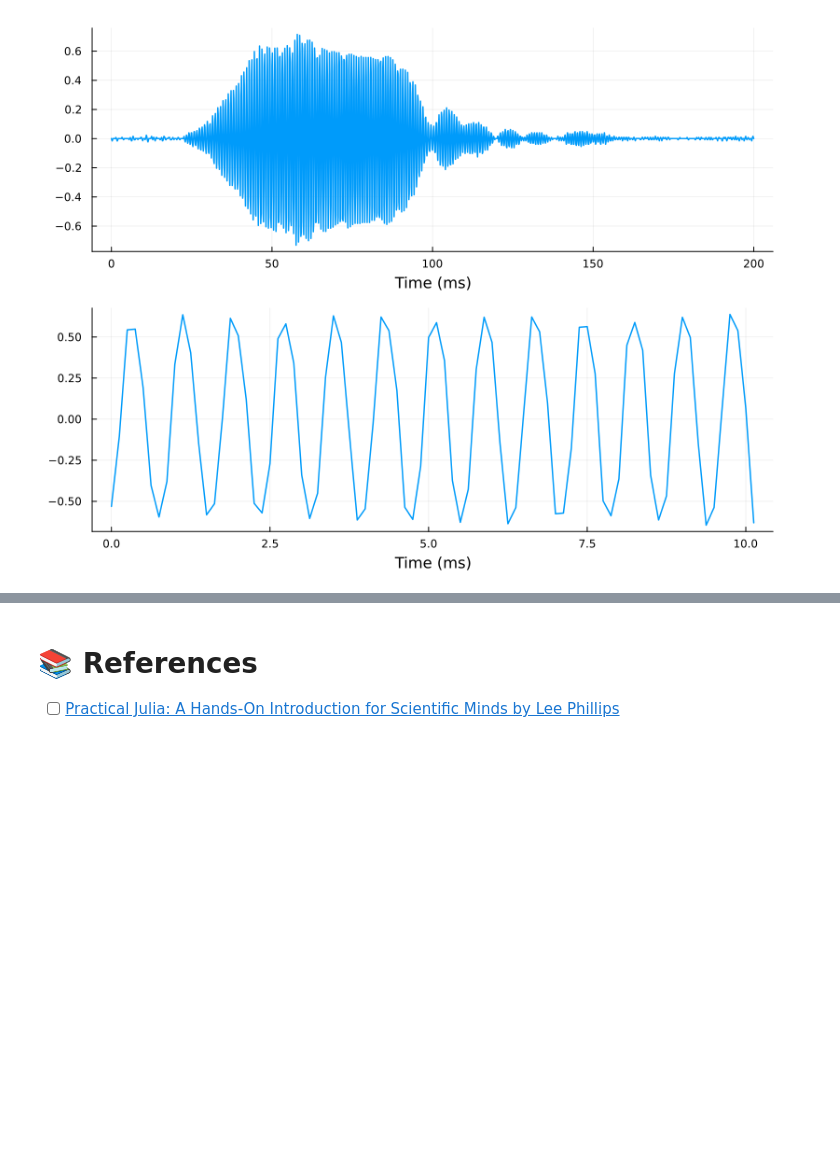
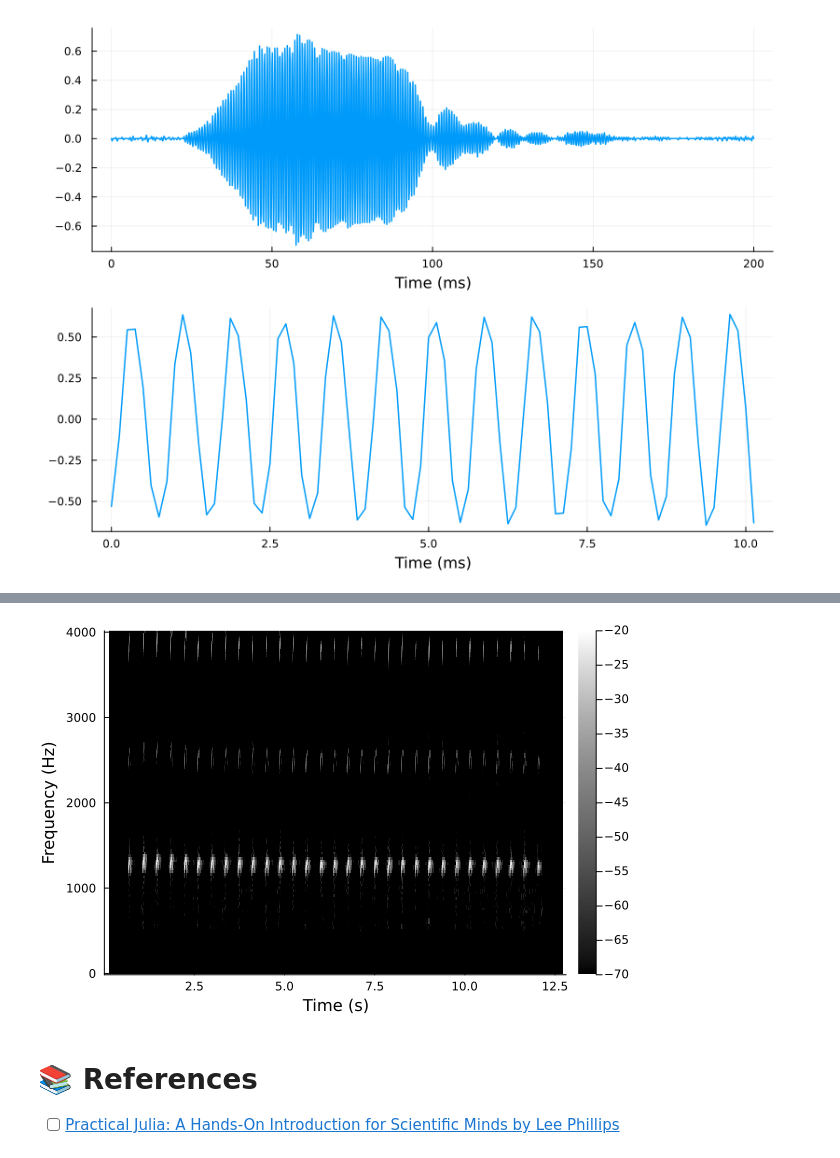
Before and after one commit to setrar/SSP, a Jupyter notebook: Homeworks/tp1/signal.ipynb, the cells around one changed output, grey strips where cells are left out. Drawn from its saved outputs; the diff is of its cells as text; code cells hidden in the pictures; blank space fills up the shorter version.

```diff
--- a/Homeworks/tp1/signal.ipynb
+++ b/Homeworks/tp1/signal.ipynb
@@ -35,3 +50,7 @@ plot(one_chirp, chirp_zoomed
+# %%
+specgram(cfpo; color=:grayC)
+# %% [output]
+[figure, added]
 # %% [markdown]
 # &#x1F4DA; References
 - [ ] [Practical Julia: A Hands-On Introduction for Scientific Minds by Lee Phillips](https://nostarch.com/practical-julia)
```
Also changed, not shown: parts of 3 cells of this notebook.
